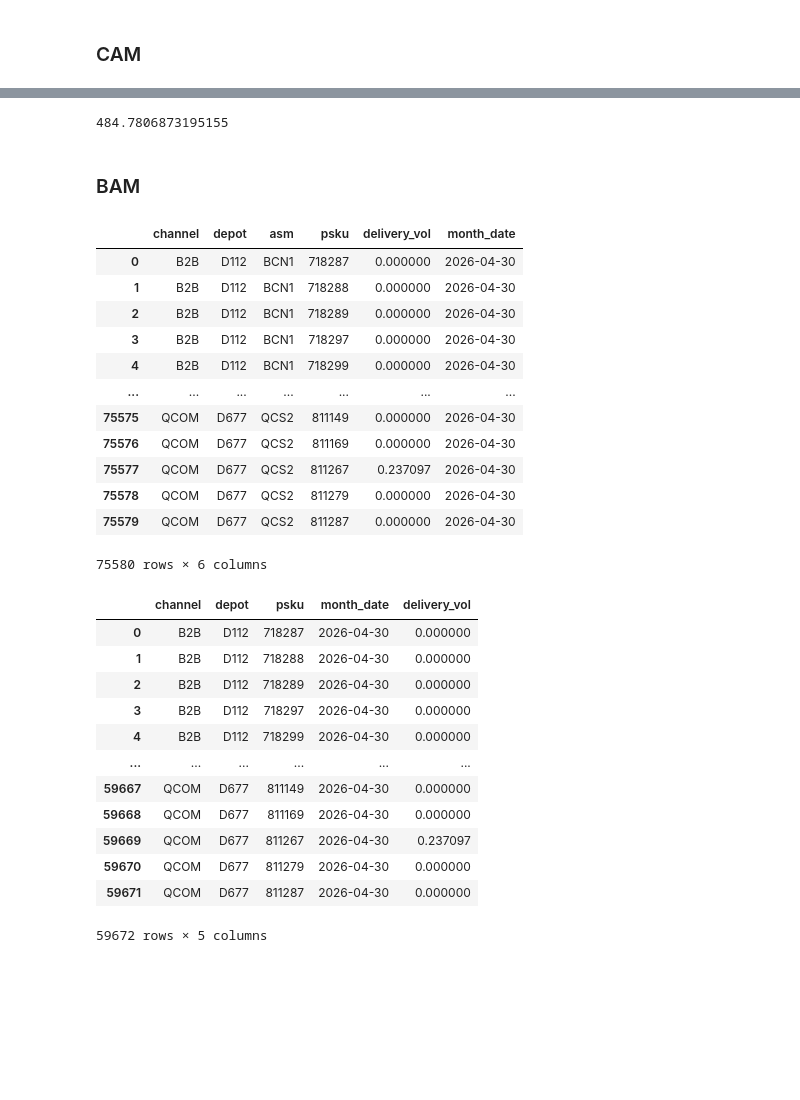
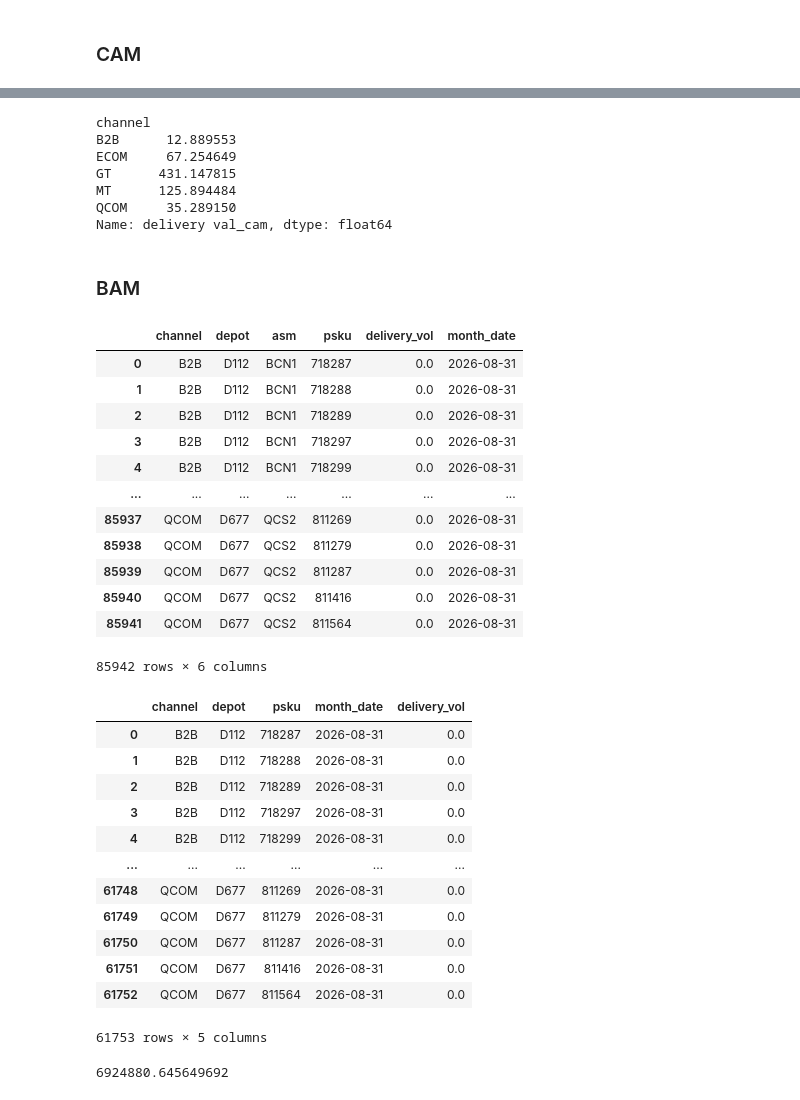
Before and after one commit to DSAmanSingh/collate_results_2, a Jupyter notebook: ALL Channels Accuracy_fva.ipynb, the cells around one changed output, grey strips where cells are left out. Cells and saved outputs as stored; diff of their text form; code cells hidden in the pictures; blank space fills up the shorter version.

```diff
--- a/ALL Channels Accuracy_fva.ipynb
+++ b/ALL Channels Accuracy_fva.ipynb
@@ -1027,62 +387,72 @@ df
 # %%
-df[(df['channel'] == 'GT') & (df['month_date']=='2026-04-30')]['delivery val_cam'].sum()
+df[(df['month_date']=='2026-08-31')].groupby(['channel'])['delivery val_cam'].sum()
 # %% [output]
-484.7806873195155
+channel
+B2B      12.889553
+ECOM     67.254649
+GT      431.147815
+MT      125.894484
+QCOM     35.289150
+Name: delivery val_cam, dtype: float64
 # %% [markdown]
 ### BAM
 # %%
-delivery_df = pd.read_excel('/data/aman_singh/acuuracy_check/April-26 Plans.xlsx', sheet_name = 'BAM')
+delivery_df = pd.read_excel('/data/aman_singh/acuuracy_check/anaplan_snapshots_aug.xlsx', sheet_name = 'BAM')
 
 delivery_df['Channel'] = delivery_df['Channel'].replace({
     'E-Commerce': 'ECOM', 'Q-Commerce': 'QCOM'})
-delivery_df['month'] = '2026-04-30'
-delivery_df['delivery_vol'] = delivery_df['APR-26 BAM']
+delivery_df['month'] = '2026-08-31'
+delivery_df['delivery_vol'] = delivery_df["Aug'26"]
 # delivery_df_mar = pd.read_excel('/data/aman_singh/acuuracy_check/Mar Plans.xlsx', sheet_name = 'BAM')
 
 # delivery_df_mar['Channel'] = delivery_df_mar['Channel'].replace({
 #     'E-Commerce': 'ECOM', 'Q-Commerce': 'QCOM'})
 # delivery_df_mar['month'] = '2026-03-31'
 # delivery_df_mar['delivery_vol'] = delivery_df_mar['Mar-26 Del']
 # delivery_df = pd.concat([delivery_df, delivery_df_mar], ignore_index=True)
-# delivery_df['delivery_vol'] = delivery_df['01-12-2025 Del Vol'].map(lambda x:0 if x.strip() == '-' else float(x.strip().replace(',','')))
+#delivery_df['delivery_vol'] = delivery_df['delivery_vol'].map(lambda x:0 if x.strip() == '-' else float(x.strip().replace(',','')))
 # delivery_df.to_csv('delivery_data.csv')
 delivery_df.columns = delivery_df.columns.str.lower()
 delivery_df = delivery_df.groupby(['channel', 'depot','asm', 'psku','month'])['delivery_vol'].sum().reset_index(
 )#.rename(columns = {'01-12-2025 Del Vol':'delivery_vol'})
 delivery_df['month_date'] = pd.to_datetime(delivery_df['month'])
 delivery_df.drop('month', axis=1, inplace=True)
 delivery_df
 # %% [output]
 |  | channel | depot | asm | psku | delivery_vol | month_date |
-| 0 | B2B | D112 | BCN1 | 718287 | 0.000000 | 2026-04-30 |
-| 1 | B2B | D112 | BCN1 | 718288 | 0.000000 | 2026-04-30 |
-| 2 | B2B | D112 | BCN1 | 718289 | 0.000000 | 2026-04-30 |
-| 3 | B2B | D112 | BCN1 | 718297 | 0.000000 | 2026-04-30 |
-| 4 | B2B | D112 | BCN1 | 718299 | 0.000000 | 2026-04-30 |
+| 0 | B2B | D112 | BCN1 | 718287 | 0.0 | 2026-08-31 |
+| 1 | B2B | D112 | BCN1 | 718288 | 0.0 | 2026-08-31 |
+| 2 | B2B | D112 | BCN1 | 718289 | 0.0 | 2026-08-31 |
+| 3 | B2B | D112 | BCN1 | 718297 | 0.0 | 2026-08-31 |
+| 4 | B2B | D112 | BCN1 | 718299 | 0.0 | 2026-08-31 |
 | ... | ... | ... | ... | ... | ... | ... |
-| 75575 | QCOM | D677 | QCS2 | 811149 | 0.000000 | 2026-04-30 |
-| 75576 | QCOM | D677 | QCS2 | 811169 | 0.000000 | 2026-04-30 |
-| 75577 | QCOM | D677 | QCS2 | 811267 | 0.237097 | 2026-04-30 |
-| 75578 | QCOM | D677 | QCS2 | 811279 | 0.000000 | 2026-04-30 |
-| 75579 | QCOM | D677 | QCS2 | 811287 | 0.000000 | 2026-04-30 |
+| 85937 | QCOM | D677 | QCS2 | 811269 | 0.0 | 2026-08-31 |
+| 85938 | QCOM | D677 | QCS2 | 811279 | 0.0 | 2026-08-31 |
+| 85939 | QCOM | D677 | QCS2 | 811287 | 0.0 | 2026-08-31 |
+| 85940 | QCOM | D677 | QCS2 | 811416 | 0.0 | 2026-08-31 |
+| 85941 | QCOM | D677 | QCS2 | 811564 | 0.0 | 2026-08-31 |
-75580 rows × 6 columns
+85942 rows × 6 columns
 # %%
 delivery_df = delivery_df.groupby(['channel','depot', 'psku','month_date'])['delivery_vol'].sum().reset_index()
 delivery_df
 # %% [output]
 |  | channel | depot | psku | month_date | delivery_vol |
-| 0 | B2B | D112 | 718287 | 2026-04-30 | 0.000000 |
-| 1 | B2B | D112 | 718288 | 2026-04-30 | 0.000000 |
-| 2 | B2B | D112 | 718289 | 2026-04-30 | 0.000000 |
-| 3 | B2B | D112 | 718297 | 2026-04-30 | 0.000000 |
-| 4 | B2B | D112 | 718299 | 2026-04-30 | 0.000000 |
+| 0 | B2B | D112 | 718287 | 2026-08-31 | 0.0 |
+| 1 | B2B | D112 | 718288 | 2026-08-31 | 0.0 |
+| 2 | B2B | D112 | 718289 | 2026-08-31 | 0.0 |
+| 3 | B2B | D112 | 718297 | 2026-08-31 | 0.0 |
+| 4 | B2B | D112 | 718299 | 2026-08-31 | 0.0 |
 | ... | ... | ... | ... | ... | ... |
-| 59667 | QCOM | D677 | 811149 | 2026-04-30 | 0.000000 |
-| 59668 | QCOM | D677 | 811169 | 2026-04-30 | 0.000000 |
-| 59669 | QCOM | D677 | 811267 | 2026-04-30 | 0.237097 |
-| 59670 | QCOM | D677 | 811279 | 2026-04-30 | 0.000000 |
-| 59671 | QCOM | D677 | 811287 | 2026-04-30 | 0.000000 |
+| 61748 | QCOM | D677 | 811269 | 2026-08-31 | 0.0 |
+| 61749 | QCOM | D677 | 811279 | 2026-08-31 | 0.0 |
+| 61750 | QCOM | D677 | 811287 | 2026-08-31 | 0.0 |
+| 61751 | QCOM | D677 | 811416 | 2026-08-31 | 0.0 |
+| 61752 | QCOM | D677 | 811564 | 2026-08-31 | 0.0 |
-59672 rows × 5 columns
+61753 rows × 5 columns
+# %%
+delivery_df['delivery_vol'].sum()
+# %% [output]
+6924880.645649692
 # %%
 df.shape
 # %% [output]
```
Also changed, not shown: parts of 118 cells of this notebook, 9 other files.
